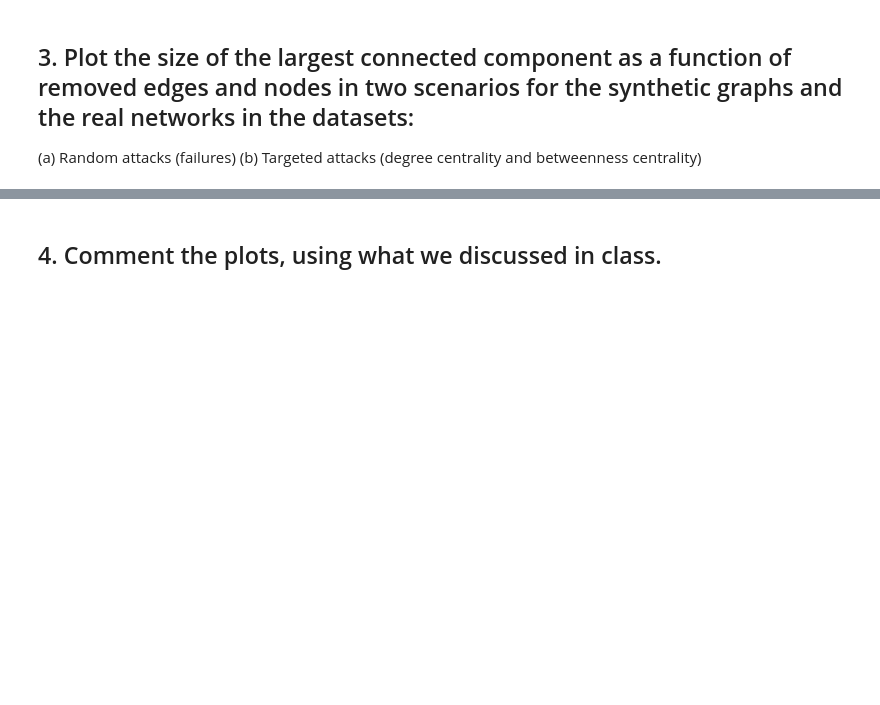
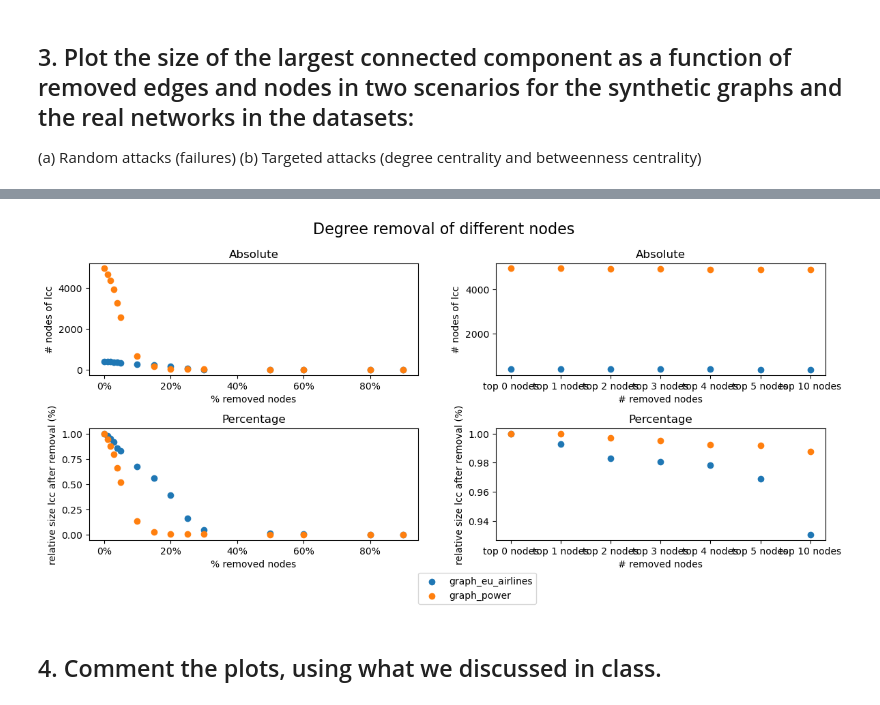
Before and after one commit to HuberNicolas/network-science-uzh, a Jupyter notebook: assignment-3/Assignment_03.ipynb, the cells around one changed output, grey strips where cells are left out. Drawn from its saved outputs; the diff is of its cells as text; code cells hidden in the pictures; blank space fills up the shorter version.

```diff
--- a/assignment-3/Assignment_03.ipynb
+++ b/assignment-3/Assignment_03.ipynb
@@ -578,0 +568,2 @@ Removed Nodes: 10
+# %%
+target_degree_centrality_removed_graphs = generate_target_degree_centrality_removed_graphs(graphs=graphs, percentages_to_be_removed=PERCENTAGES_TO_BE_REMOVED, top_n_to_be_removed=TOP_N_TO_BE_REMOVED)
@@ -875,2 +817,2 @@ plt.show()
 # %%
-plot_data_degree = {}
+plot_data_degree = generate_plot_data(target_degree_centrality_removed_graphs)
@@ -877,27 +836,0 @@ plot_data_degree = {}
-# %%
-for graph_name, cases in target_degree_centrality_removed_graphs.items():
-    print(f"Graph: {graph_name}")
-    plot_data_degree[graph_name]={
-        'percentage': {'x_percentages_removed': [], 'y_size_lcc': [], 'y_size_lcc_frac': []},
-        'absolute': {'x_absolute_removed': [], 'y_size_lcc': [], 'y_size_lcc_frac': []}
-    }
-
-    for case, data in cases.items():
-
-        graph = data['graph']
-        largest_cc = max(nx.connected_components(graph), key=len)
-        largest_connected_component = graph.subgraph(largest_cc)
-        size_largest_cc = len(largest_connected_component)
-
-        print(f"Case: {case}")
-        print(f"Size of largest connected component: {size_largest_cc}")
-        if '%' in str(case):
-            plot_data_degree[graph_name]['percentage']['x_percentages_removed'].append(int(str(case).replace('%', ''))/100)
-            plot_data_degree[graph_name]['percentage']['y_size_lcc'].append(size_largest_cc)
-            plot_data_degree[graph_name]['percentage']['y_size_lcc_frac'].append(size_largest_cc/plot_data_degree[graph_name]['percentage']['y_size_lcc'][0])
-        else:
-            plot_data_degree[graph_name]['absolute']['x_absolute_removed'].append(int(case))
-            plot_data_degree[graph_name]['absolute']['y_size_lcc'].append(size_largest_cc)
-            plot_data_degree[graph_name]['absolute']['y_size_lcc_frac'].append(size_largest_cc/plot_data_degree[graph_name]['absolute']['y_size_lcc'][0])
-        #print("Largest connected component:", largest_connected_component.nodes())
-        print()
@@ -978,2 +837,6 @@ plt.show()
+# %%
+plot_removed_data(plot_data_degree, 'Degree removal of different nodes')
+# %% [output]
+[figure, added]
 # %% [markdown]
 ## 4. Comment the plots, using what we discussed in class.
```
Also changed, not shown: parts of 22 cells of this notebook.
